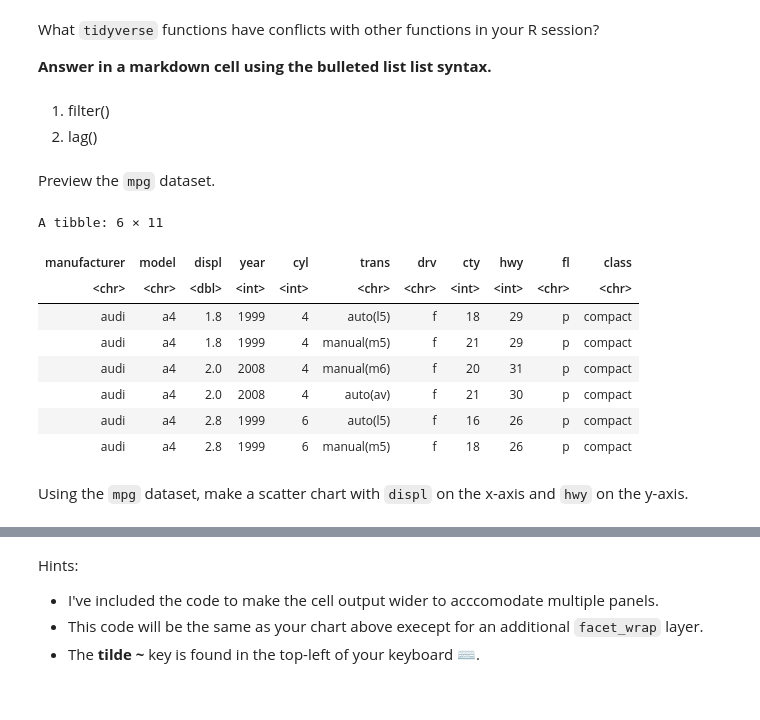
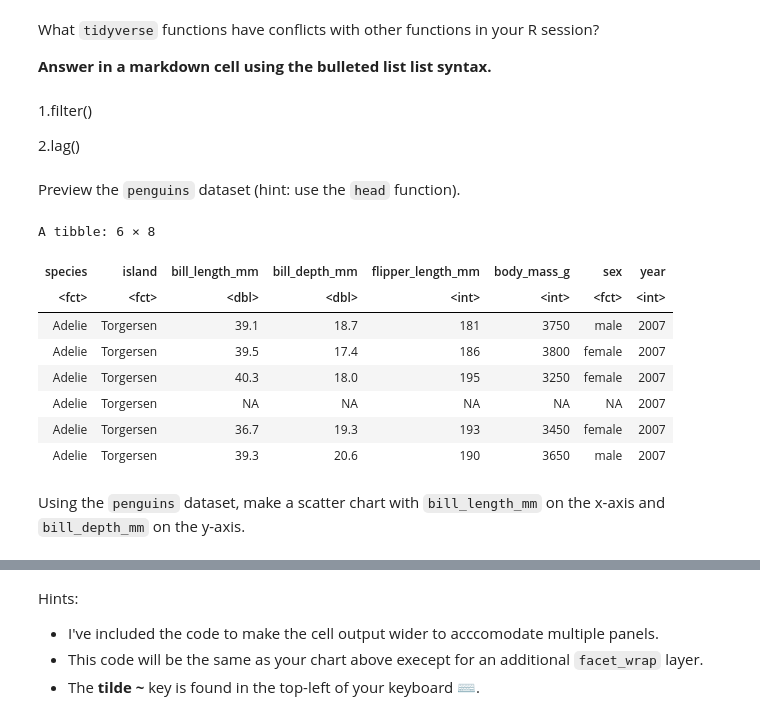
Before and after one commit to ygz0224/BIOS512_Assignments, a Jupyter notebook: 01_BIOS512_assignment.ipynb, the cells around one changed output, grey strips where cells are left out. Drawn from its saved outputs; the diff is of its cells as text; code cells hidden in the pictures.

```diff
--- a/01_BIOS512_assignment.ipynb
+++ b/01_BIOS512_assignment.ipynb
@@ -27,21 +28,22 @@ What `tidyverse` functions have conflicts with other functions in your R session
 
 **Answer in a markdown cell using the bulleted list list syntax.**
 # %% [markdown]
-1. filter()
-1. lag()
+1.filter()
+
+2.lag()
 # %% [markdown]
-Preview the `mpg` dataset.
+Preview the `penguins` dataset (hint: use the `head` function).
 # %%
-mpg %>% head
+penguins %>% head
 # %% [output]
-A tibble: 6 × 11
+A tibble: 6 × 8
-| manufacturer | model | displ | year | cyl | trans | drv | cty | hwy | fl | class |
-| <chr> | <chr> | <dbl> | <int> | <int> | <chr> | <chr> | <int> | <int> | <chr> | <chr> |
-| audi | a4 | 1.8 | 1999 | 4 | auto(l5) | f | 18 | 29 | p | compact |
-| audi | a4 | 1.8 | 1999 | 4 | manual(m5) | f | 21 | 29 | p | compact |
-| audi | a4 | 2.0 | 2008 | 4 | manual(m6) | f | 20 | 31 | p | compact |
-| audi | a4 | 2.0 | 2008 | 4 | auto(av) | f | 21 | 30 | p | compact |
-| audi | a4 | 2.8 | 1999 | 6 | auto(l5) | f | 16 | 26 | p | compact |
-| audi | a4 | 2.8 | 1999 | 6 | manual(m5) | f | 18 | 26 | p | compact |
+| species | island | bill_length_mm | bill_depth_mm | flipper_length_mm | body_mass_g | sex | year |
+| <fct> | <fct> | <dbl> | <dbl> | <int> | <int> | <fct> | <int> |
+| Adelie | Torgersen | 39.1 | 18.7 | 181 | 3750 | male | 2007 |
+| Adelie | Torgersen | 39.5 | 17.4 | 186 | 3800 | female | 2007 |
+| Adelie | Torgersen | 40.3 | 18.0 | 195 | 3250 | female | 2007 |
+| Adelie | Torgersen | NA | NA | NA | NA | NA | 2007 |
+| Adelie | Torgersen | 36.7 | 19.3 | 193 | 3450 | female | 2007 |
+| Adelie | Torgersen | 39.3 | 20.6 | 190 | 3650 | male | 2007 |
 # %% [markdown]
-Using the `mpg` dataset, make a scatter chart with `displ` on the x-axis and `hwy` on the y-axis.
+Using the `penguins` dataset, make a scatter chart with `bill_length_mm` on the x-axis and `bill_depth_mm` on the y-axis.
```
Also changed, not shown: parts of 10 cells of this notebook.
